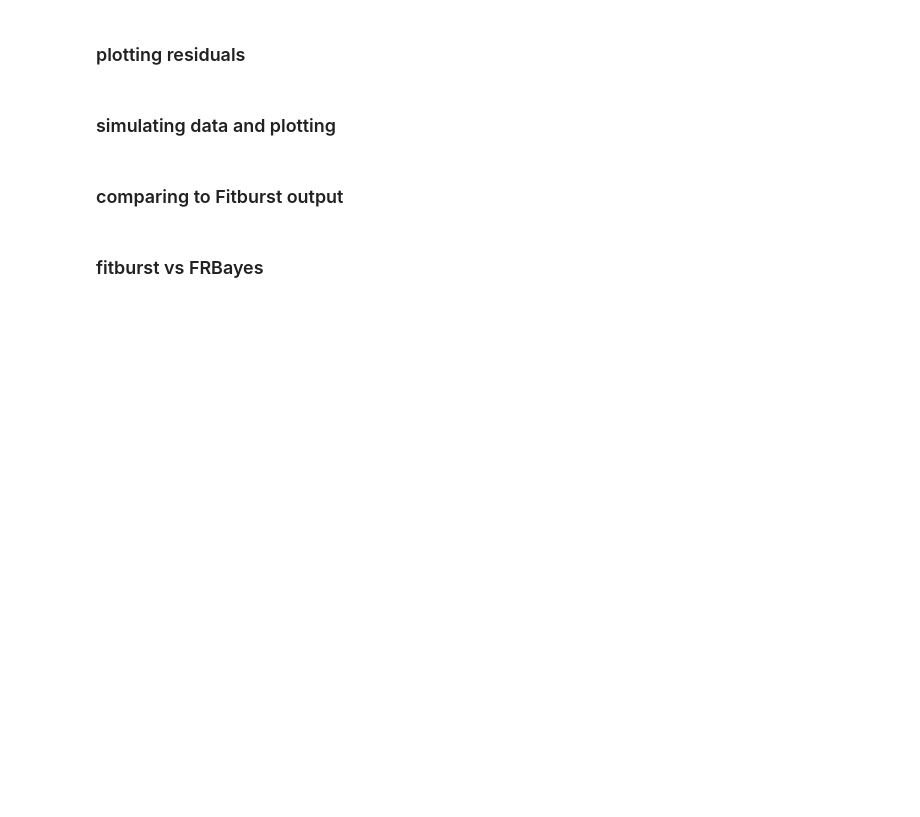
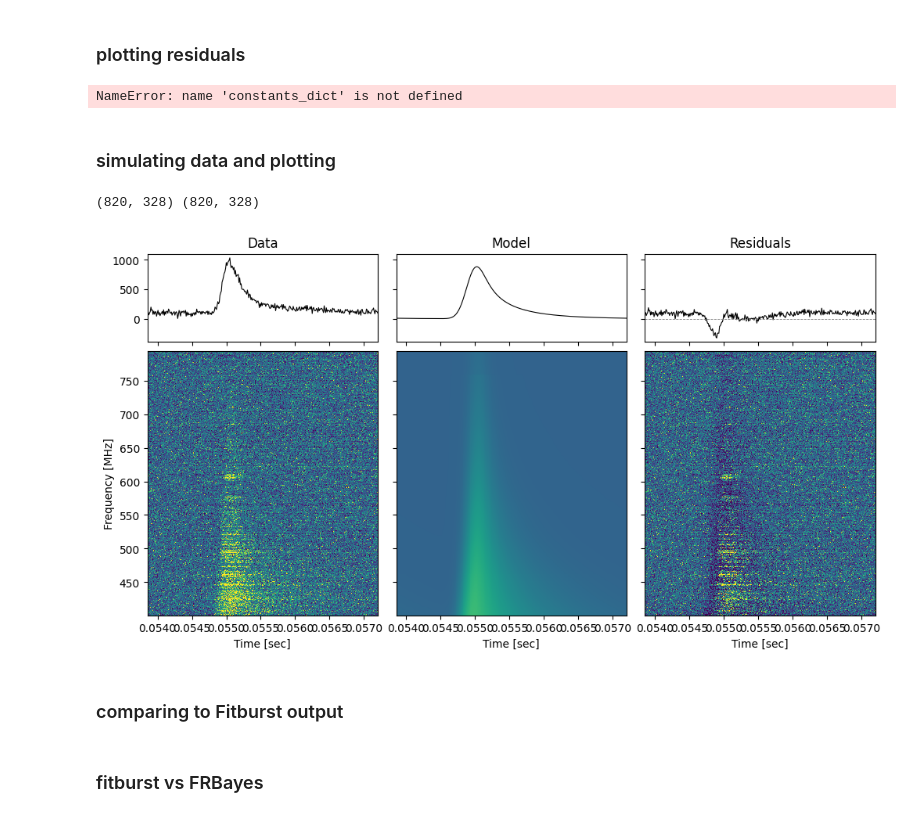
Before and after one commit to HarrisonS-Phys/FRBayes, a Jupyter notebook: frb_bayesian_analysis-bb.ipynb, the cells around one changed output. Saved outputs shown, nothing was run; the diff lists cells and outputs as text; code cells hidden in the pictures; blank space fills up the shorter version.

```diff
--- a/frb_bayesian_analysis-bb.ipynb
+++ b/frb_bayesian_analysis-bb.ipynb
@@ -627,10 +603,6 @@ az.plot_pair(
 # %% [markdown]
 ### plotting residuals
 # %%
-import numpy as np
-import matplotlib.pyplot as plt
-import matplotlib.gridspec as gridspec
-
 # --- model waterfall ---
 single_pulse_method = setup_model(constants_dict, freq_array_reshaped, time_array)
 M = single_pulse_method(params_dict)
@@ -638,7 +610,7 @@ M = single_pulse_method(params_dict)
 M_TD_sampled = 1 / dt * jnp.fft.irfft(M, axis=-1)
 model_reshaped = np.asarray(M_TD_sampled)
 data_TD_IFFT = 1 / dt * jnp.fft.irfft(data_reshaped_FFT, axis=-1)
-time_IFFT = time[0:len(time)-1]
+time_IFFT = time_array[0][0:len(time_array[0])-1]
 
 
 # --- residuals ---
@@ -700,5 +672,7 @@ for ax in (ax_ts_model, ax_wf_model, ax_ts_resid, ax_wf_resid):
     ax.tick_params(labelleft=False)
 
 plt.show()
+# %% [output]
+NameError: name 'constants_dict' is not defined
 # %% [markdown]
 ### simulating data and plotting
@@ -707,6 +679,6 @@ data_reshaped /= sigma_estimates
 # %%
 # --- model waterfall ---
-#single_pulse_method = setup_model(constants_dict, freq_array_reshaped, time_array)
+single_pulse_method = setup_model(constants_dict, freq_array_reshaped, time_array)
 #M = single_pulse_method(params_dict)
 
 #M_TD_sampled = 1 / dt * jnp.fft.irfft(M, axis=-1)
@@ -720,12 +692,13 @@ params_dict_new = {'DM': np.float32(-0.01),
                    'gamma': np.float32(-5.6108313),
                    'beta': np.float32(-2.6474257),
                    'delta': -4.0,
-                   'mean_arrival_time': np.float32(0.0550),
+                   'mean_arrival_time': np.float32(0.055),
                    'k_DM': 4149.377593360995}
+
 M = single_pulse_method(params_dict_new)
 M_TD_sampled = 1 / dt * jnp.fft.irfft(M, axis=-1)
 data_TD_IFFT = 1 / dt * jnp.fft.irfft(data_reshaped_FFT, axis=-1)
-time_IFFT = time[0:len(time)-1]
+time_IFFT = time_array[0][0:len(time_array[0])-1]
 
 model_reshaped = np.asarray(M_TD_sampled)
 
@@ -769,33 +742,36 @@ ax_wf_resid  = fig.add_subplot(gs[1, 2], sharex=ax_ts_resid, sharey=ax_wf_data)
 ax_ts_data.plot(time_IFFT, data_ts, color="k", lw=0.8)
 ax_ts_model.plot(time_IFFT, model_ts, color="k", lw=0.8)
 ax_ts_resid.plot(time_IFFT, resid_ts, color="k", lw=0.8)
 ax_ts_resid.axhline(0, color="gray", lw=0.6, ls="--")
 
 # bottom row: waterfalls -- same cmap, vmin, vmax on all three
 imshow_kwargs = dict(
     aspect="auto", origin="lower", interpolation="nearest",
     cmap="viridis", vmin=vmin, vmax=vmax,
     extent=(time_IFFT[0], time_IFFT[-1], freq[0], freq[-1]),
 )
 ax_wf_data.imshow(data_TD_IFFT, **imshow_kwargs)
 ax_wf_model.imshow(model_reshaped, **imshow_kwargs)
 ax_wf_resid.imshow(resid_reshaped, **imshow_kwargs)
 
 # labels / cleanup
 ax_ts_data.set_title("Data")
 ax_ts_model.set_title("Model")
 ax_ts_resid.set_title("Residuals")
 ax_wf_data.set_xlabel("Time [sec]")
 ax_wf_model.set_xlabel("Time [sec]")
 ax_wf_resid.set_xlabel("Time [sec]")
 ax_wf_data.set_ylabel("Frequency [MHz]")
 
 for ax in (ax_ts_data, ax_ts_model, ax_ts_resid):
     ax.tick_params(labelbottom=False)
 for ax in (ax_ts_model, ax_wf_model, ax_ts_resid, ax_wf_resid):
     ax.tick_params(labelleft=False)
 
 plt.show()
+# %% [output]
+(820, 328) (820, 328)
+[figure, added]
 # %% [markdown]
 ### comparing to Fitburst output
 # %%
```
Also changed, not shown: parts of 17 cells of this notebook.
